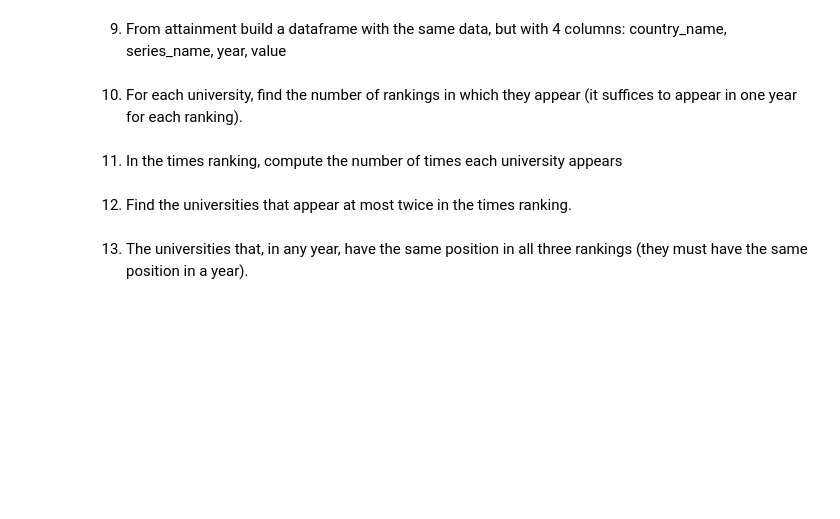
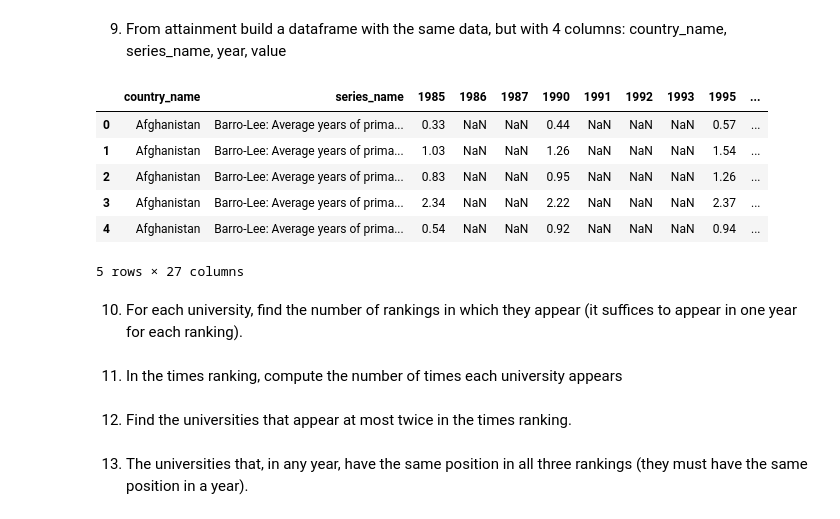
Before and after one commit to SalmaChabib/progetto_computer_science, a Jupyter notebook: Progetto.ipynb, the cells around one changed output. Saved outputs shown, nothing was run; the diff lists cells and outputs as text; code cells hidden in the pictures; blank space fills up the shorter version.

```diff
--- a/Progetto.ipynb
+++ b/Progetto.ipynb
@@ -180,2 +326,13 @@ dataframe.head()
 # %% [markdown]
 9. From attainment build a dataframe with the same data, but with 4 columns: country_name, series_name, year, value
+# %%
+ed_pulito= educ.dropna(axis='columns', how='all')
+ed_pulito.head()
+# %% [output]
+|  | country_name | series_name | 1985 | 1986 | 1987 | 1990 | 1991 | 1992 | 1993 | 1995 | ... |
+| 0 | Afghanistan | Barro-Lee: Average years of prima... | 0.33 | NaN | NaN | 0.44 | NaN | NaN | NaN | 0.57 | ... |
+| 1 | Afghanistan | Barro-Lee: Average years of prima... | 1.03 | NaN | NaN | 1.26 | NaN | NaN | NaN | 1.54 | ... |
+| 2 | Afghanistan | Barro-Lee: Average years of prima... | 0.83 | NaN | NaN | 0.95 | NaN | NaN | NaN | 1.26 | ... |
+| 3 | Afghanistan | Barro-Lee: Average years of prima... | 2.34 | NaN | NaN | 2.22 | NaN | NaN | NaN | 2.37 | ... |
+| 4 | Afghanistan | Barro-Lee: Average years of prima... | 0.54 | NaN | NaN | 0.92 | NaN | NaN | NaN | 0.94 | ... |
+5 rows × 27 columns
```
Also changed, not shown: parts of 20 cells of this notebook.
